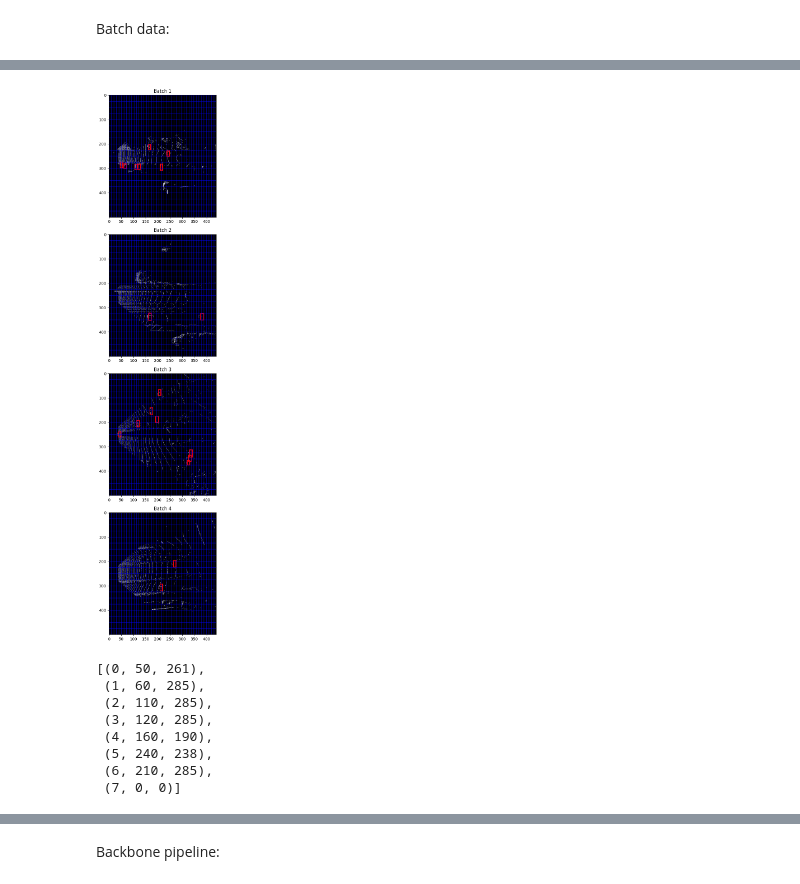
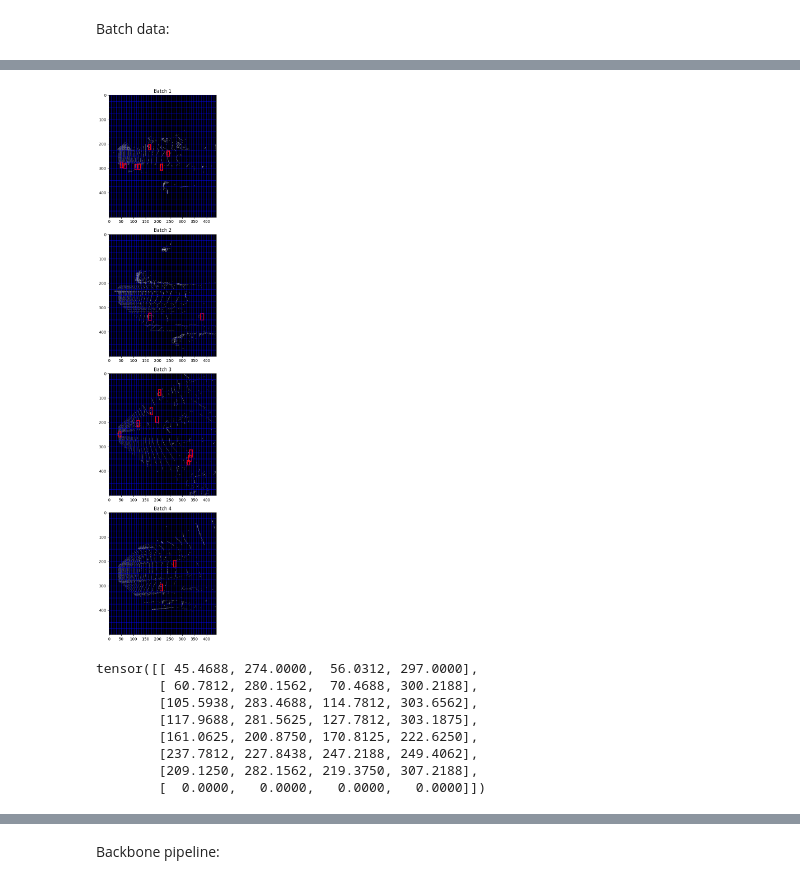
Before and after one commit to YouBotica/PointPillars, a Jupyter notebook: Implementation/PointPillarsNotebook.ipynb, the cells around one changed output, grey strips where cells are left out. Cells and saved outputs as stored; diff of their text form; code cells hidden in the pictures.

```diff
--- a/Implementation/PointPillarsNotebook.ipynb
+++ b/Implementation/PointPillarsNotebook.ipynb
@@ -147,47 +138,43 @@ Loading point cloud number 3
 #anchors_list = []
 #roi_boxes_tensor = anchor.generate_ROI_boxes(gt_boxes_tensor=gt_boxes_tensor,
 #            scale_factor=SCALE_FACTOR) # Size (bs, n_obj, (x_min, y_min, x_mx, y_max)) (4, 8,4)
 
 
 # Ground truth tensor of size (bs, n_boxes, 4)
 gt_boxes_tensor = create_boxes_tensor(batched_labels, attributes_idx)
 
 # Get the roi indices:
 roi_indices = anchor.get_ROI_indices(gt_boxes_tensor=gt_boxes_tensor, scale_factor=1.5,
             feature_map_size=(H,W))
 
 
 # Get IoU tensor and regression targets:
 iou_tensor = anchor.calculate_batch_iou(gt_boxes_tensor)
 '''IoU tensor (batch_size, n_boxes, num_anchors_x, num_anchors_y)'''
 
 
-regression_targets_dict = anchor.get_regression_targets(iou_tensor, (H, W), threshold=0.5)
-'''A dictionary with keys as batch indices and values as lists of
-(box_index, feature_map_x_index, feature_map_y_index'''
-
 regression_targets_tensor = anchor.get_regression_targets_tensor(iou_tensor, (H,W), threshold=0.5)
 
 
 classification_targets_dict = anchor.get_classification_targets(iou_tensor=iou_tensor, feature_map_size=(H,W),
                             background_lower_threshold=0.05, background_upper_threshold=0.25)
 '''A dictionary with keys as batch indices and values as lists of (box_index,
 feature_map_x_index, feature_map_y_index, class_label)'''
 
 
 visualize_batch_bounding_boxes(feature_maps=pseudo_images, boxes_tensor=gt_boxes_tensor,
                                attributes_idx=attributes_idx, visz_anchor=True, anchor=anchor)
 # %% [output]
-[figure, old version]
+[figure, new version]
 # %%
-regression_targets_dict[0]
+gt_boxes_tensor[0]
 # %% [output]
-[(0, 50, 261),
- (1, 60, 285),
- (2, 110, 285),
- (3, 120, 285),
- (4, 160, 190),
- (5, 240, 238),
- (6, 210, 285),
- (7, 0, 0)]
+tensor([[ 45.4688, 274.0000,  56.0312, 297.0000],
+        [ 60.7812, 280.1562,  70.4688, 300.2188],
+        [105.5938, 283.4688, 114.7812, 303.6562],
+        [117.9688, 281.5625, 127.7812, 303.1875],
+        [161.0625, 200.8750, 170.8125, 222.6250],
+        [237.7812, 227.8438, 247.2188, 249.4062],
+        [209.1250, 282.1562, 219.3750, 307.2188],
+        [  0.0000,   0.0000,   0.0000,   0.0000]])
 # %%
```
Also changed, not shown: parts of 6 cells of this notebook, 6 other files.
